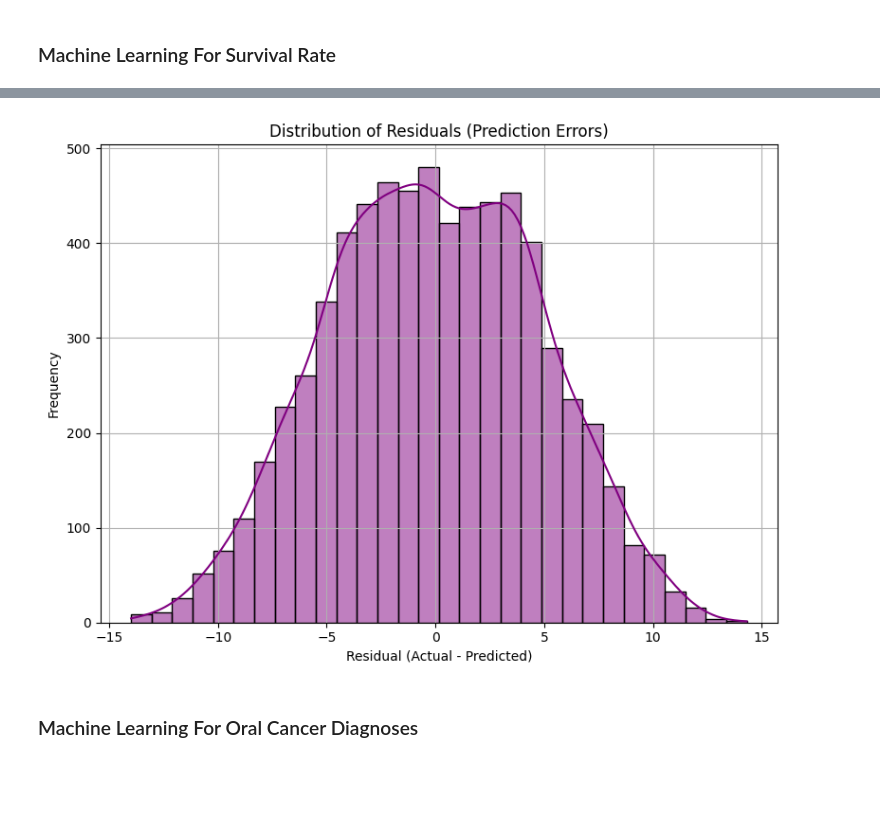
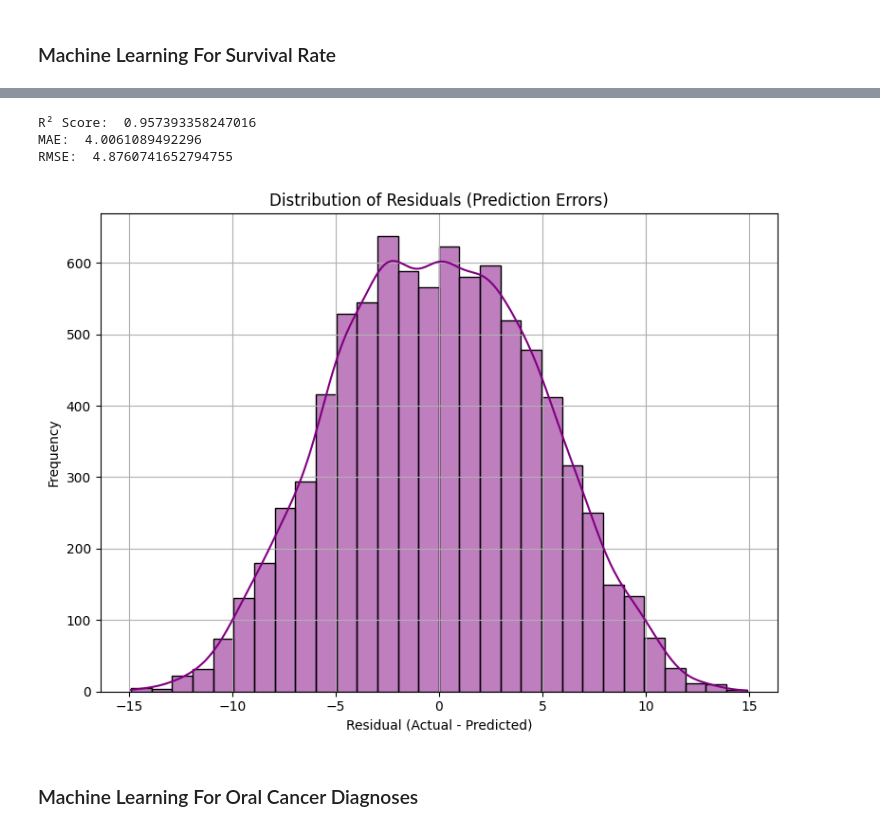
Before and after one commit to emreyoruk15/DSA_210_Term_Project, a Jupyter notebook: Project/main.ipynb, the cells around one changed output, grey strips where cells are left out. Drawn from its saved outputs; the diff is of its cells as text; code cells hidden in the pictures; blank space fills up the shorter version.

Commit message:
Added more machine learning models

```diff
--- a/Project/main.ipynb
+++ b/Project/main.ipynb
@@ -466,44 +474,34 @@ plt.show()
 # %%
-# 1. Select only cancer diagnosed individuals
+# Select only cancer diagnosed individuals
 cancer_data = merged_data[merged_data['Oral Cancer (Diagnosis)'] == 'Yes'].copy()
 
-# 2. Select relevant features
+# Select relevant features
 features = ['Health Expenditure', 'Age', 'Gender', 'Tumor Size (cm)', 'Cancer Stage', 'Treatment Type']
 target = 'Survival Rate (5-Year, %)'
 
 X = cancer_data[features]
 y = cancer_data[target]
 
-# 3. Encode categorical variables
+# Encode categorical variables
 X = pd.get_dummies(X, drop_first=True)
 
-# 4. Train-Test split (80%-20%)
+# Train-Test split (80%-20%)
 X_train_full, X_test, y_train_full, y_test = train_test_split(X, y, test_size=0.2, random_state=42)
 
-# 5. Split training into train and validation
+# Split training into train and validation
 X_train, X_val, y_train, y_val = train_test_split(X_train_full, y_train_full, test_size=0.2, random_state=42)
 
-# 6. Scale features (fit only on train)
+# Scale features (fit only on train)
 scaler = StandardScaler()
 X_train_scaled = scaler.fit_transform(X_train)
 X_val_scaled = scaler.transform(X_val)
 X_test_scaled = scaler.transform(X_test)
 
-# 7. Train a regression model
-model = RandomForestRegressor(random_state=42)
-model.fit(X_train_scaled, y_train)
+# Train a Random Forest model
+RF_model = RandomForestRegressor(random_state=42)
+RF_model.fit(X_train_scaled, y_train)
 
-# 8. Predict and evaluate
-def evaluate(model, X, y, dataset_name):
-    preds = model.predict(X)
-    print(f"--- {dataset_name} Evaluation ---")
-    print("R² Score: ", r2_score(y, preds))
-    print("MAE: ", mean_absolute_error(y, preds))
-    mse = mean_squared_error(y, preds)
-    print("RMSE: ", np.sqrt(mse))
-    print()
 
-evaluate(model, X_train_scaled, y_train, "Train")
-evaluate(model, X_val_scaled, y_val, "Validation")
-evaluate(model, X_test_scaled, y_test, "Test")
+evaluate(RF_model, X_train_scaled, y_train, "Train (Random Forest)")
+evaluate(RF_model, X_val_scaled, y_val, "(Validation Random Forest)")
 # %% [output]
@@ -524,17 +555,26 @@ RMSE:  4.8760741652794755
 # %%
-y_pred = model.predict(X_val_scaled)
-residuals = y_val - y_pred
+# Test the best model on the test set
+y_pred = RF_model.predict(X_test_scaled)
+residuals = y_test - y_pred
+
+print("R² Score: ", r2_score(y_test, y_pred))
+print("MAE: ", mean_absolute_error(y_test, y_pred))
+mse = mean_squared_error(y_test, y_pred)
+print("RMSE: ", np.sqrt(mse))
 
 plt.figure(figsize=(8, 6))
 sns.histplot(residuals, bins=30, kde=True, color='purple')
 plt.title("Distribution of Residuals (Prediction Errors)")
 plt.xlabel("Residual (Actual - Predicted)")
 plt.ylabel("Frequency")
 plt.grid(True)
 plt.tight_layout()
 plt.show()
 # %% [output]
+R² Score:  0.957393358247016
+MAE:  4.0061089492296
+RMSE:  4.8760741652794755
-[figure, old version]
+[figure, new version]
 # %% [markdown]
 ### Machine Learning For Oral Cancer Diagnoses
 # %%
```
Also changed, not shown: parts of 10 cells of this notebook.
